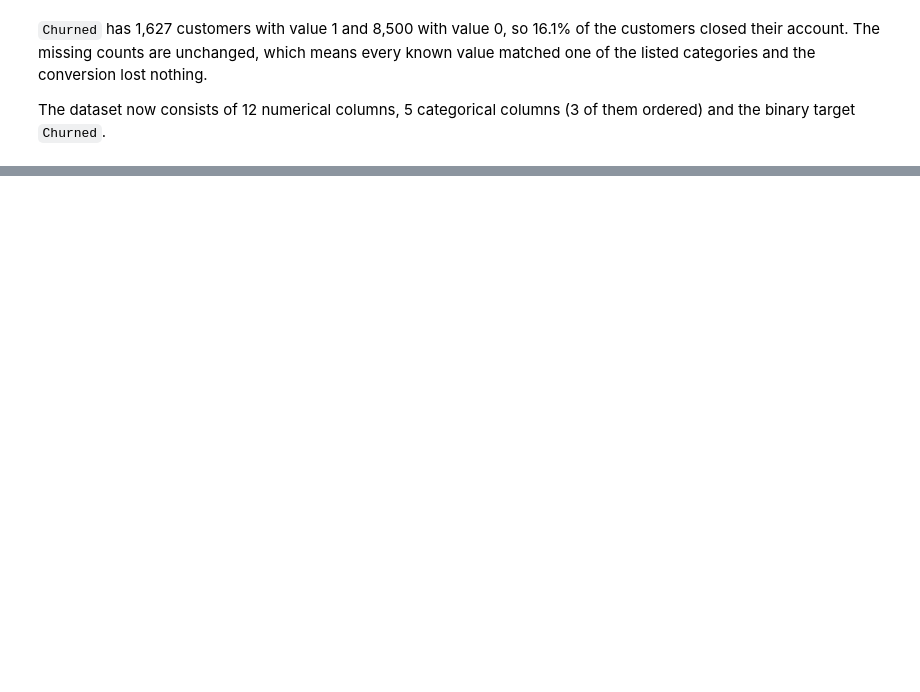
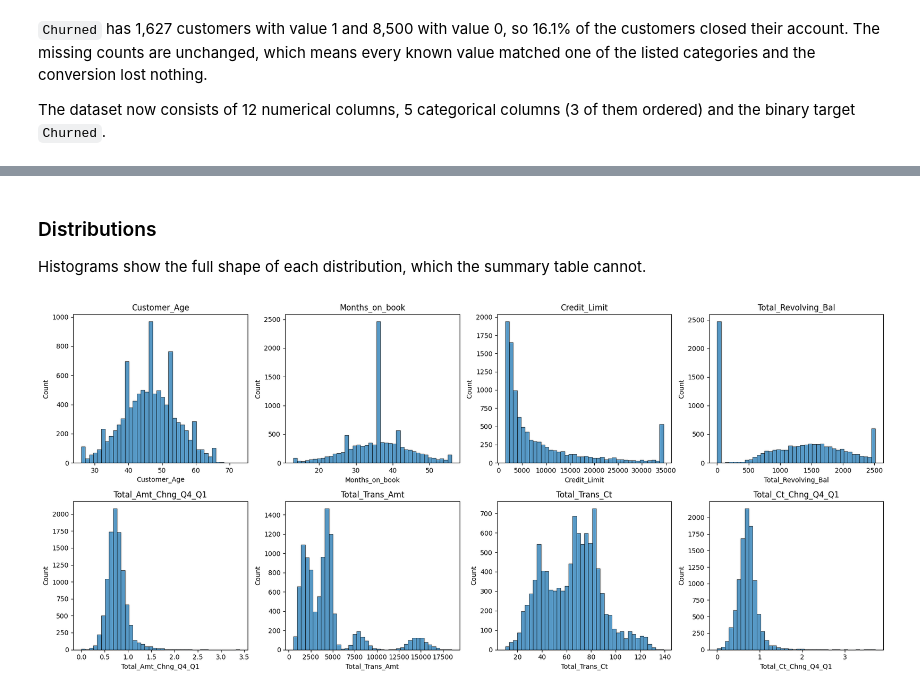
Before and after one commit to d3m1d0s/FoML_projects, a Jupyter notebook: project_1/bankchurners_eda_clustering.ipynb, the cells around one changed output, grey strips where cells are left out. Saved outputs shown, nothing was run; the diff lists cells and outputs as text; code cells hidden in the pictures; blank space fills up the shorter version.

```diff
--- a/project_1/bankchurners_eda_clustering.ipynb
+++ b/project_1/bankchurners_eda_clustering.ipynb
@@ -420,0 +430,3 @@ The dataset now consists of 12 numerical columns, 5 categorical columns (3 of th
+# %%
+cont_cols = ["Customer_Age", "Months_on_book", "Credit_Limit", "Total_Revolving_Bal",
+             "Total_Amt_Chng_Q4_Q1", "Total_Trans_Amt", "Total_Trans_Ct", "Total_Ct_Chng_Q4_Q1"]
@@ -420,0 +458,15 @@ The dataset now consists of 12 numerical columns, 5 categorical columns (3 of th
+# %% [markdown]
+### Distributions
+
+Histograms show the full shape of each distribution, which the summary table cannot.
+# %%
+fig, axes = plt.subplots(2, 4, figsize=(18, 8))
+
+for ax, col in zip(axes.flat, cont_cols):
+    sns.histplot(data=df, x=col, bins=40, ax=ax)
+    ax.set_title(col)
+
+plt.tight_layout()
+plt.show()
+# %% [output]
+[figure, added]
```
Also changed, not shown: parts of 12 cells of this notebook.
